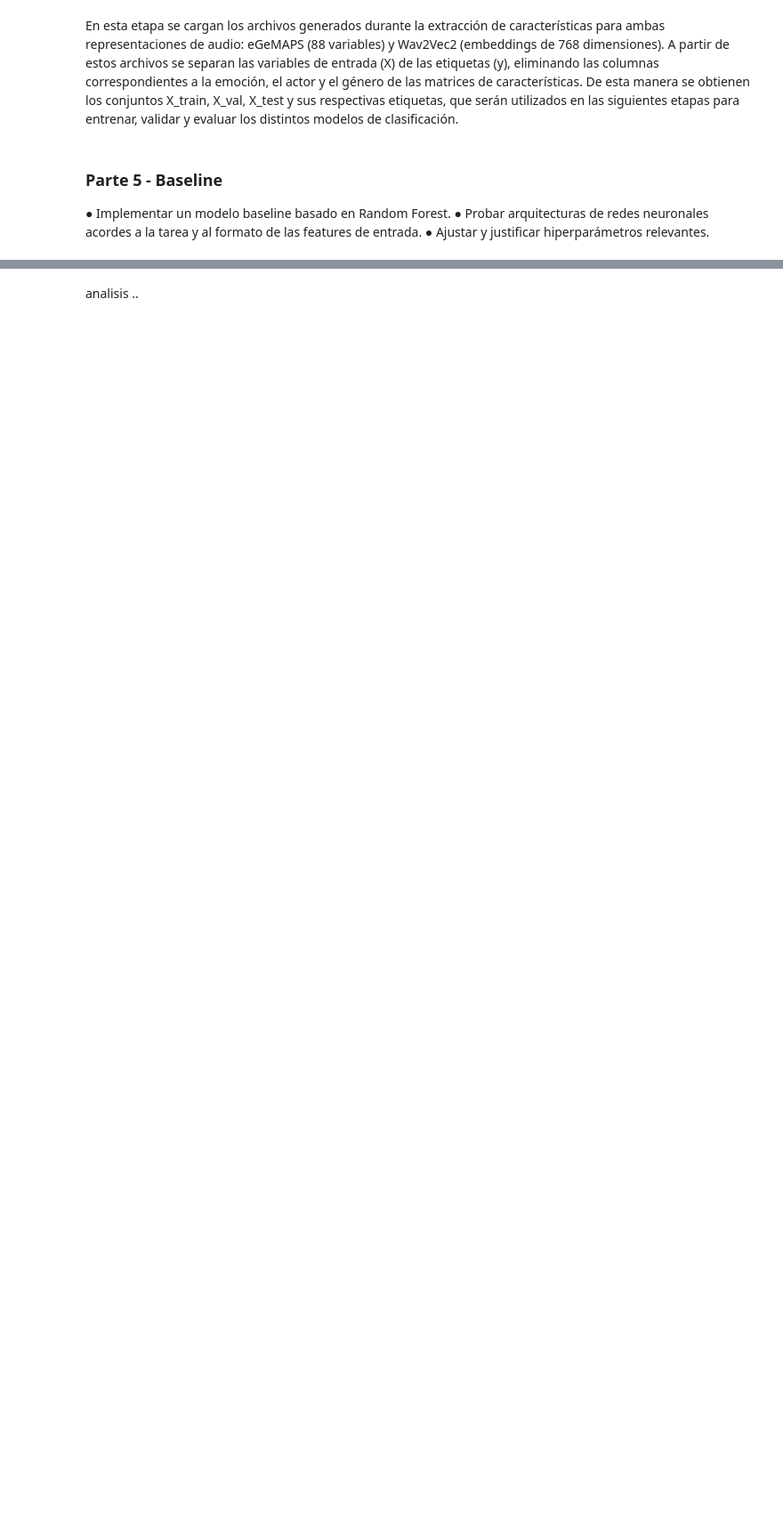
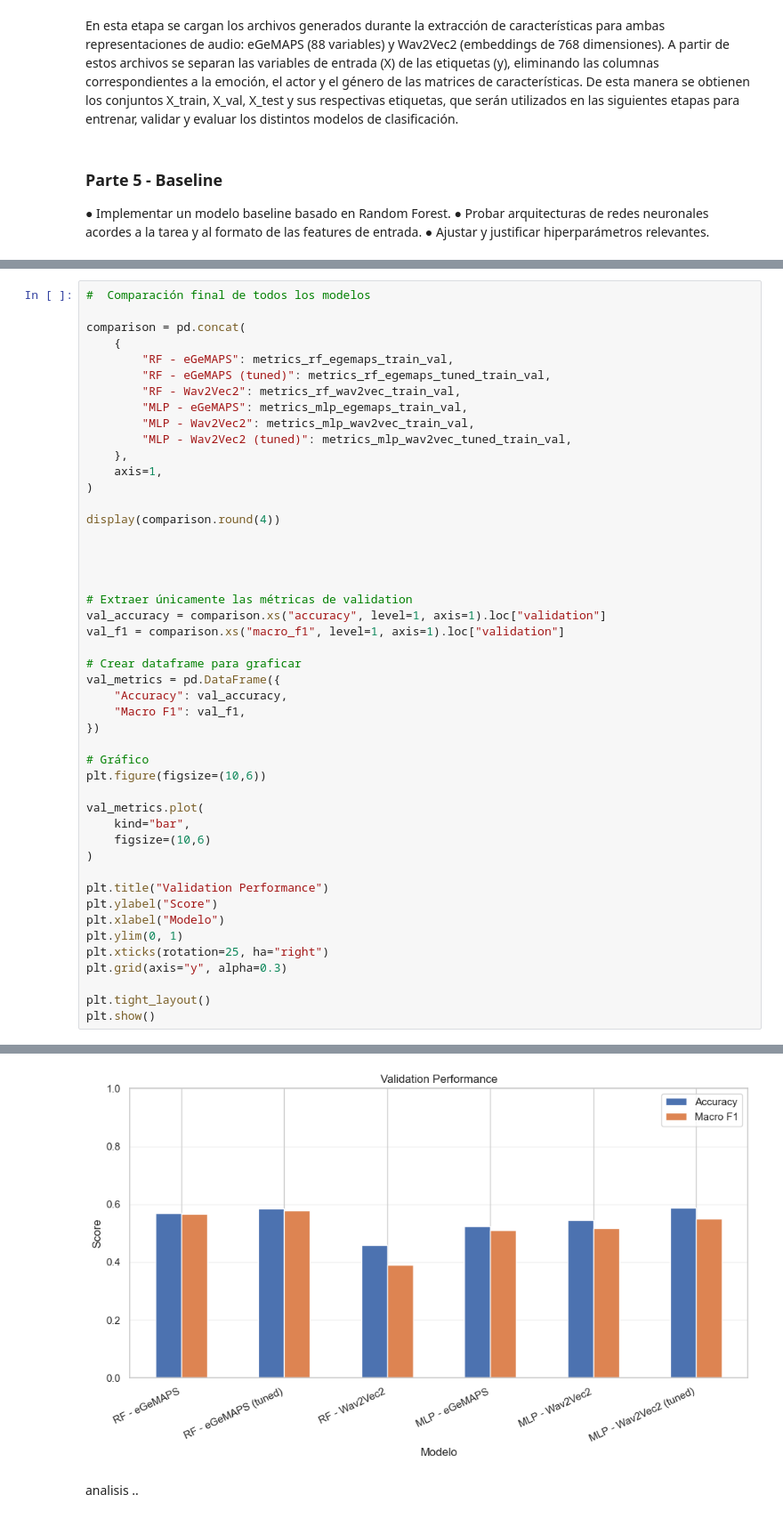
Before and after one commit to pjuls/Proyecto-Final---ML, a Jupyter notebook: notebooks/00_proyecto_final.ipynb, the cells around one changed output, grey strips where cells are left out. Shown at 89% size. Drawn from its saved outputs; the diff is of its cells as text; blank space fills up the shorter version.

```diff
--- a/notebooks/00_proyecto_final.ipynb
+++ b/notebooks/00_proyecto_final.ipynb
@@ -1161,0 +1233,48 @@ display(comparison.round(4))
+# %%
+#  Comparación final de todos los modelos
+
+comparison = pd.concat(
+    {
+        "RF - eGeMAPS": metrics_rf_egemaps_train_val,
+        "RF - eGeMAPS (tuned)": metrics_rf_egemaps_tuned_train_val,
+        "RF - Wav2Vec2": metrics_rf_wav2vec_train_val,
+        "MLP - eGeMAPS": metrics_mlp_egemaps_train_val,
+        "MLP - Wav2Vec2": metrics_mlp_wav2vec_train_val,
+        "MLP - Wav2Vec2 (tuned)": metrics_mlp_wav2vec_tuned_train_val,
+    },
+    axis=1,
+)
+
+display(comparison.round(4))
+
+
+
+
+# Extraer únicamente las métricas de validation
+val_accuracy = comparison.xs("accuracy", level=1, axis=1).loc["validation"]
+val_f1 = comparison.xs("macro_f1", level=1, axis=1).loc["validation"]
+
+# Crear dataframe para graficar
+val_metrics = pd.DataFrame({
+    "Accuracy": val_accuracy,
+    "Macro F1": val_f1,
+})
+
+# Gráfico
+plt.figure(figsize=(10,6))
+
+val_metrics.plot(
+    kind="bar",
+    figsize=(10,6)
+)
+
+plt.title("Validation Performance")
+plt.ylabel("Score")
+plt.xlabel("Modelo")
+plt.ylim(0, 1)
+plt.xticks(rotation=25, ha="right")
+plt.grid(axis="y", alpha=0.3)
+
+plt.tight_layout()
+plt.show()
+# %% [output]
@@ -1162,3 +1287,4 @@ display(comparison.round(4))
+[figure, added]
 # %% [markdown]
 analisis ..
 # %% [markdown]
```
Also changed, not shown: parts of 18 cells of this notebook, 2 other files.
